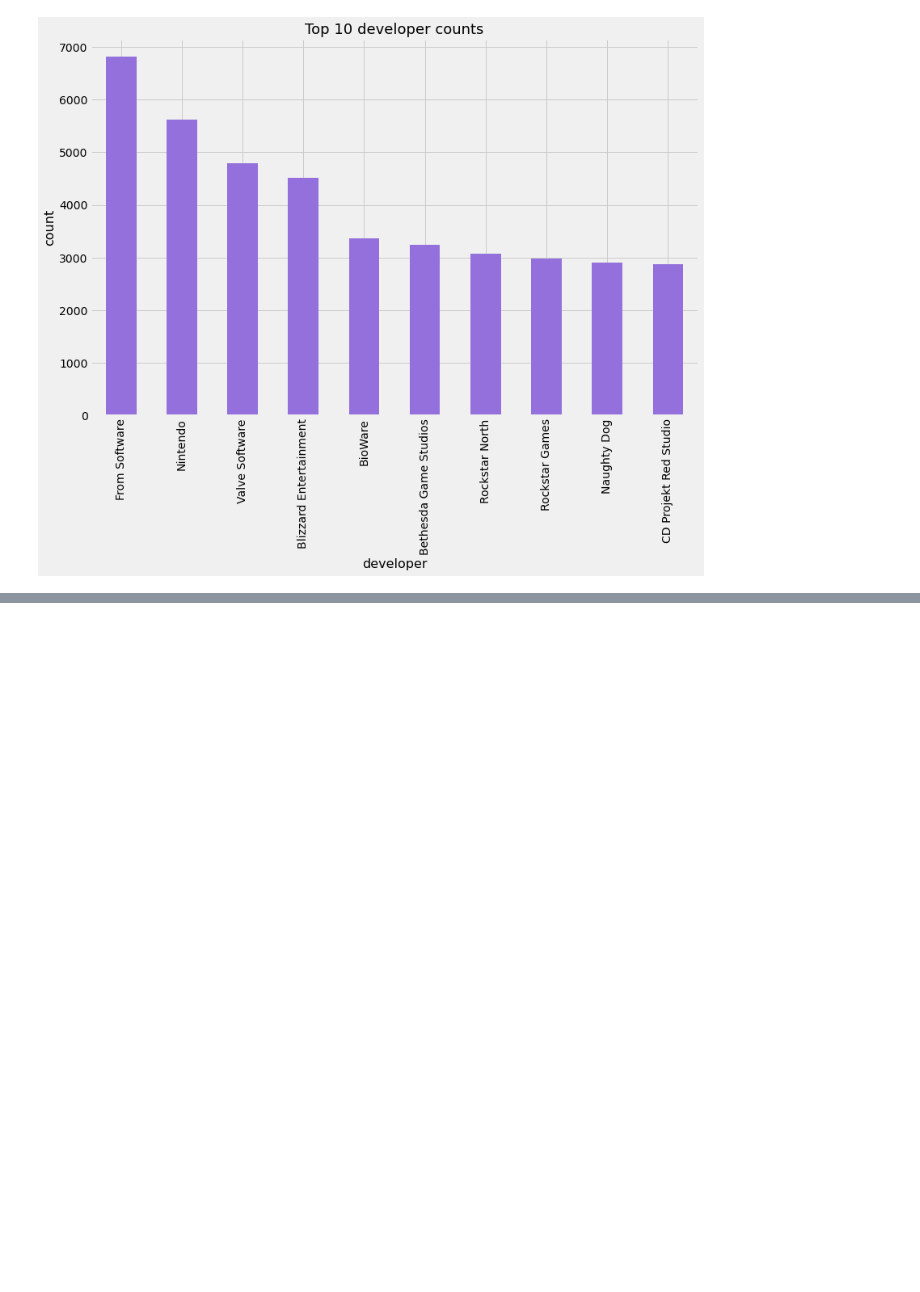
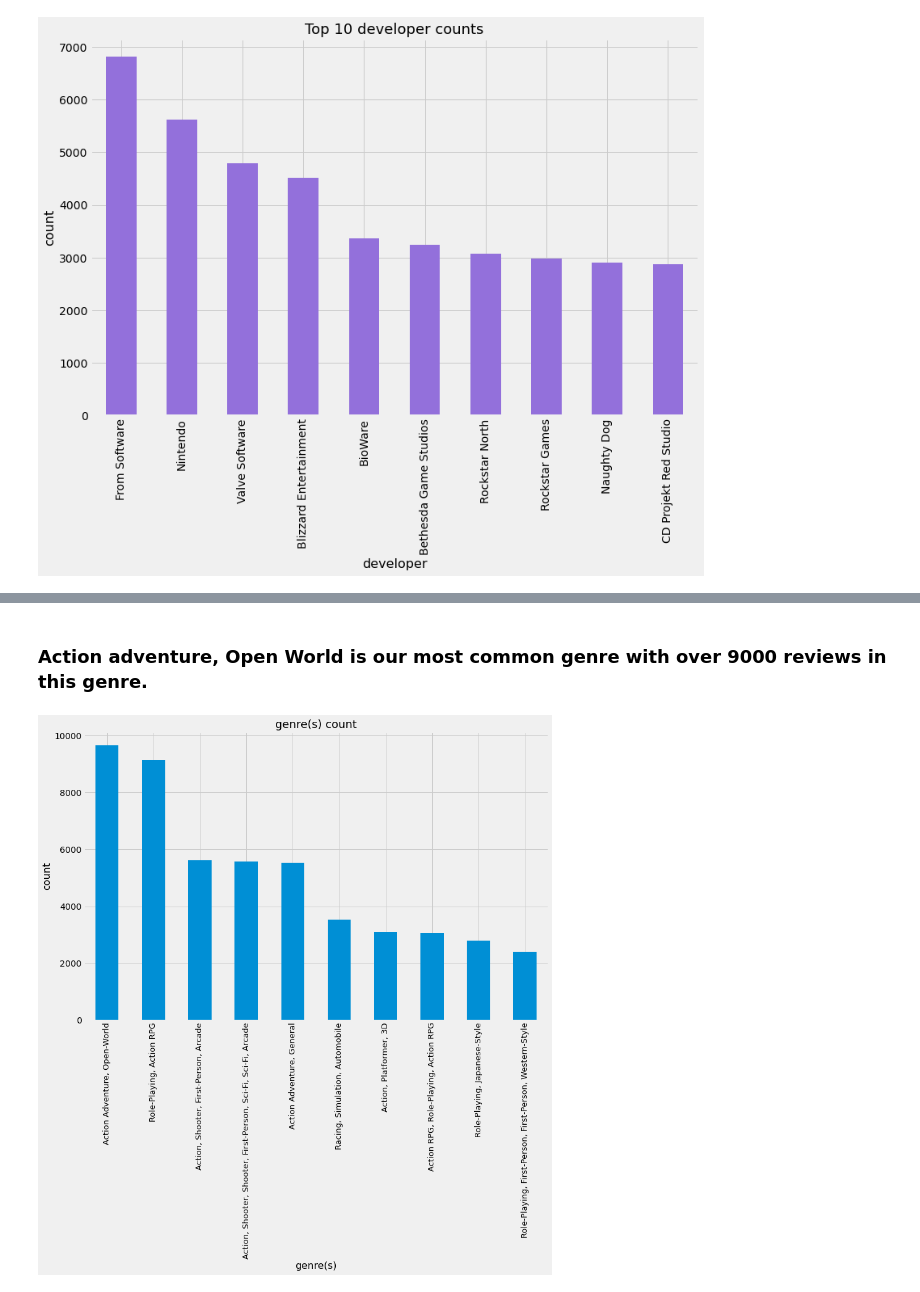
Before and after one commit to Ftrejo23/Capstone_Project_WIP, a Jupyter notebook: code/03_EDA_&_Preliminary_Analysis.ipynb, the cells around one changed output, grey strips where cells are left out. Cells and saved outputs as stored; diff of their text form; code cells hidden in the pictures; blank space fills up the shorter version.

```diff
--- a/code/03_EDA_&_Preliminary_Analysis.ipynb
+++ b/code/03_EDA_&_Preliminary_Analysis.ipynb
@@ -72,13 +85,22 @@ def hist_plot(col):
     plt.xticks(rotation=0, size=14)
 # %%
 def bar_graph(col):
-    plt.figure(figsize=(12,8))
-    clean_reviews[col].value_counts().plot(kind='bar');
-    plt.title(col + ' count',
-                 size=18)
-    plt.xlabel(col, size=16)
-    plt.ylabel("count", size=16)
-    plt.xticks(rotation=45, fontsize=13);
+    if len(clean_reviews[col].unique()) > 10:
+        plt.figure(figsize=(12,8))
+        clean_reviews[col].value_counts()[:10].plot(kind='bar');
+        plt.title(col + ' count',
+                     size=18)
+        plt.xlabel(col, size=16)
+        plt.ylabel("count", size=16)
+        plt.xticks(rotation=90, fontsize=13);
+    else:
+        plt.figure(figsize=(12,8))
+        clean_reviews[col].value_counts().plot(kind='bar');
+        plt.title(col + ' count',
+                     size=18)
+        plt.xlabel(col, size=16)
+        plt.ylabel("count", size=16)
+        plt.xticks(rotation=45, fontsize=13);
 # %%
 def box_plot(col):
     clean_reviews.boxplot(column=col, figsize=(12,8))
@@ -435,0 +535,6 @@ Name: user_score, dtype: float64
+# %% [markdown]
+### Action adventure, Open World is our most common genre with over 9000 reviews in this genre.
+# %%
+bar_graph('genre(s)')
+# %% [output]
+[figure, added]
```
Also changed, not shown: parts of 33 cells of this notebook.
